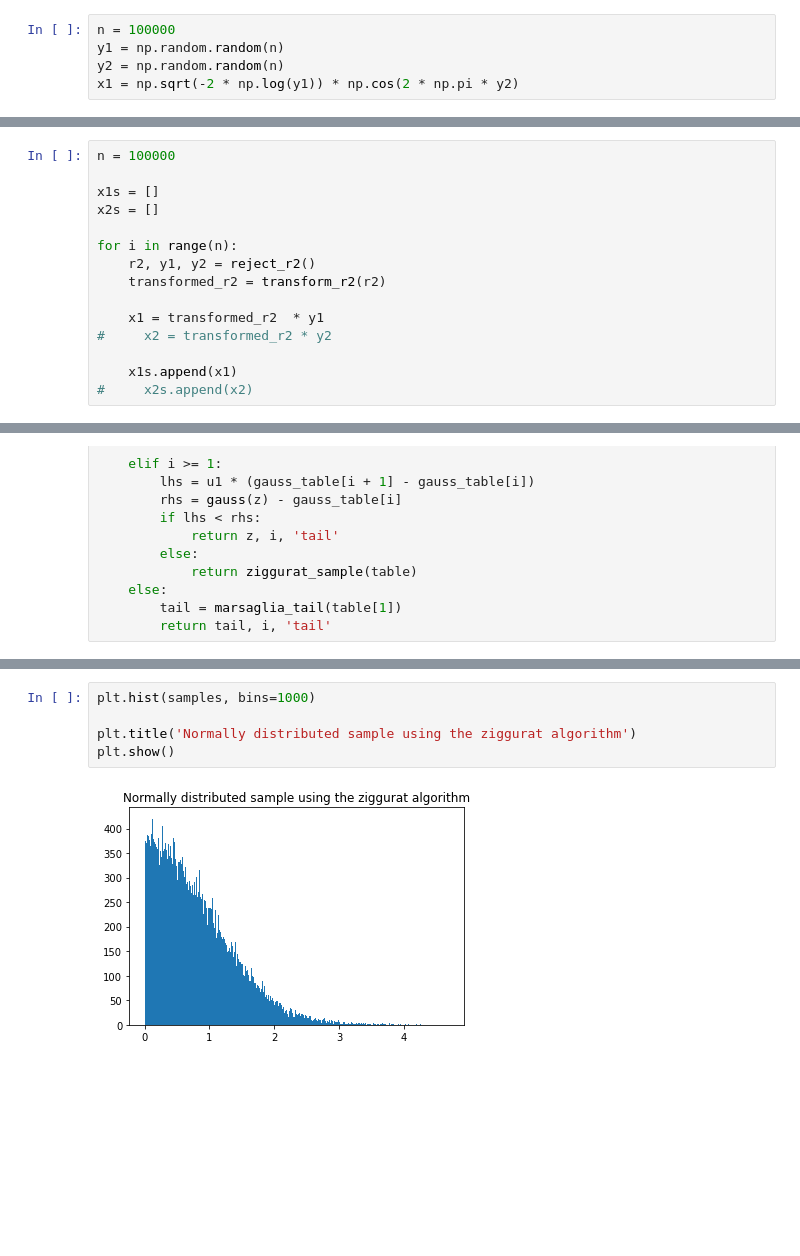
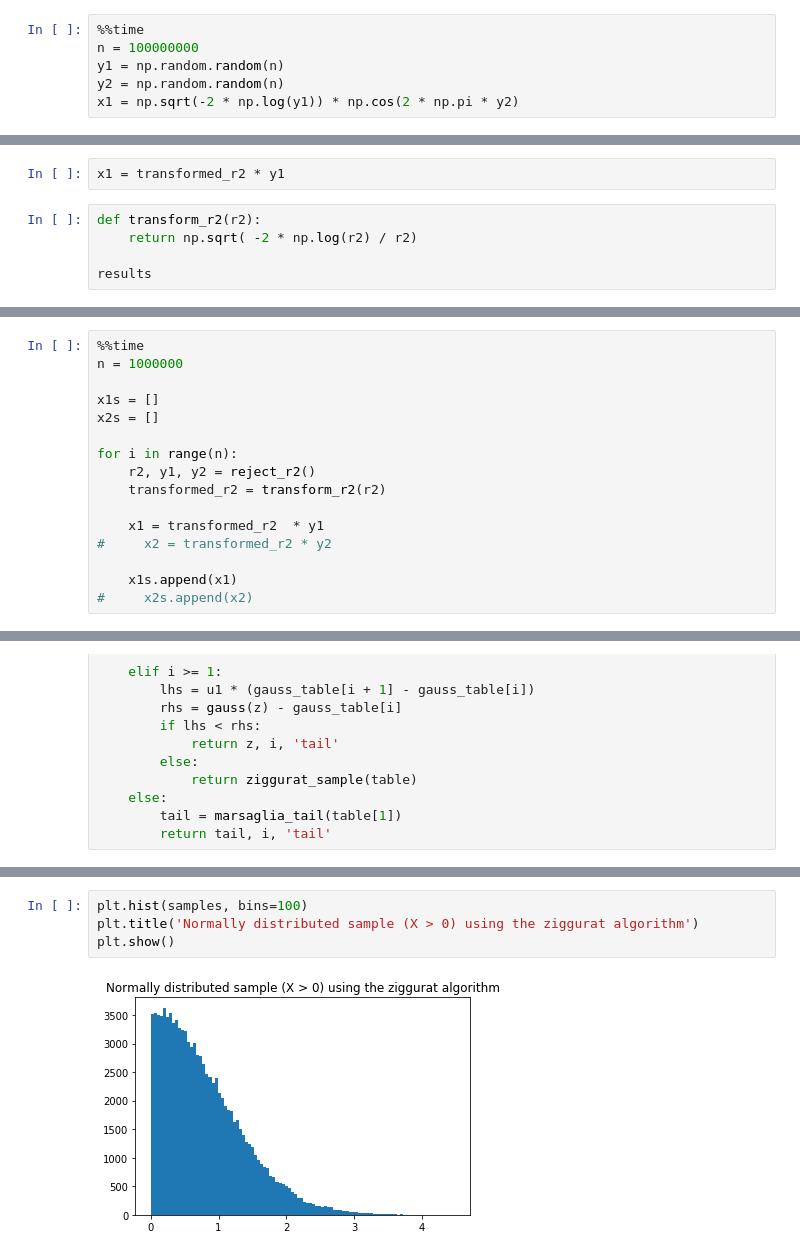
Before and after one commit to tmerrittsmith/normal_distribution_sampler, a Jupyter notebook: normal_distribution_sampler_1.ipynb, the cells around one changed output, grey strips where cells are left out. Drawn from its saved outputs; the diff is of its cells as text; blank space fills up the shorter version.

```diff
--- a/normal_distribution_sampler_1.ipynb
+++ b/normal_distribution_sampler_1.ipynb
@@ -118,5 +108,6 @@ https://upload.wikimedia.org/wikipedia/commons/1/1f/Box-Muller_transform_visuali
 # %%
-n = 100000
+%%time
+n = 100000000
 y1 = np.random.random(n)
 y2 = np.random.random(n)
 x1 = np.sqrt(-2 * np.log(y1)) * np.cos(2 * np.pi * y2)
@@ -132,3 +164,10 @@ At the time, the Marsaglia polar method was more efficient than box-mueller -- u
+# %%
+x1 = transformed_r2 * y1
+# %%
+def transform_r2(r2):
+    return np.sqrt( -2 * np.log(r2) / r2)
+
+results
 # %%
 def reject_r2():
     r2 = 1
@@ -141,7 +180,8 @@ def reject_r2():
 def transform_r2(r2):
     return np.sqrt( -2 * np.log(r2) / r2)
 # %%
-n = 100000
+%%time
+n = 1000000
 
 x1s = []
 x2s = []
@@ -307,7 +345,6 @@ Wall time: 3.12 s
 # %%
-plt.hist(samples, bins=1000)
-
-plt.title('Normally distributed sample using the ziggurat algorithm')
+plt.hist(samples, bins=100)
+plt.title('Normally distributed sample (X > 0) using the ziggurat algorithm')
 plt.show()
 # %% [output]
-[figure, old version]
+[figure, new version]
```
Also changed, not shown: parts of 19 cells of this notebook.
